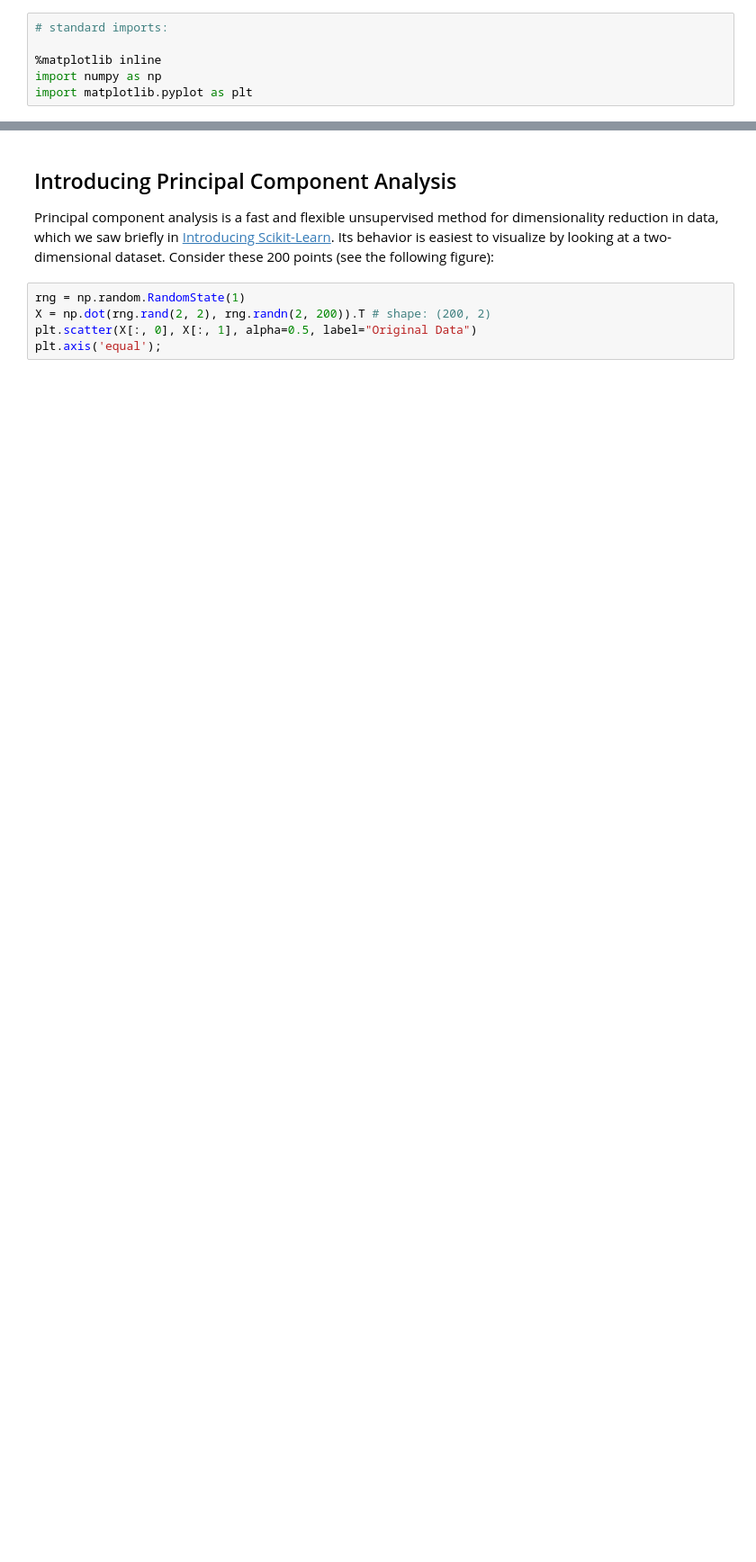
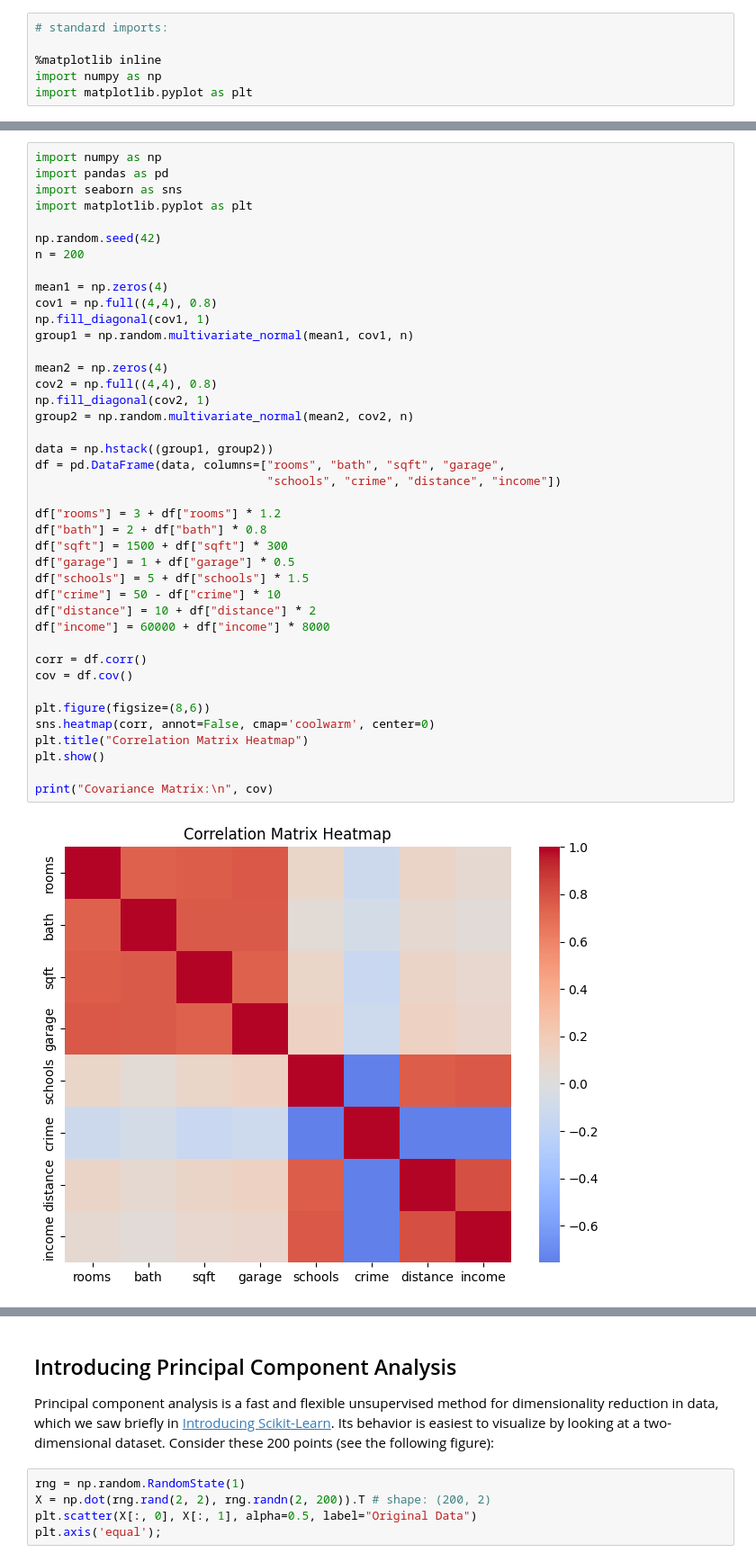
Before and after one commit to rishabh-mondal/Machine-Learing-Lernings, a Jupyter notebook: pca_2.ipynb, the cells around one changed output, grey strips where cells are left out. Shown at 90% size. Cells and saved outputs as stored; diff of their text form; blank space fills up the shorter version.

```diff
--- a/pca_2.ipynb
+++ b/pca_2.ipynb
@@ -20,0 +277,43 @@ import matplotlib.pyplot as plt
+# %%
+import numpy as np
+import pandas as pd
+import seaborn as sns
+import matplotlib.pyplot as plt
+
+np.random.seed(42)
+n = 200
+
+mean1 = np.zeros(4)
+cov1 = np.full((4,4), 0.8)
+np.fill_diagonal(cov1, 1)
+group1 = np.random.multivariate_normal(mean1, cov1, n)
+
+mean2 = np.zeros(4)
+cov2 = np.full((4,4), 0.8)
+np.fill_diagonal(cov2, 1)
+group2 = np.random.multivariate_normal(mean2, cov2, n)
+
+data = np.hstack((group1, group2))
+df = pd.DataFrame(data, columns=["rooms", "bath", "sqft", "garage",
+                                 "schools", "crime", "distance", "income"])
+
+df["rooms"] = 3 + df["rooms"] * 1.2
+df["bath"] = 2 + df["bath"] * 0.8
+df["sqft"] = 1500 + df["sqft"] * 300
+df["garage"] = 1 + df["garage"] * 0.5
+df["schools"] = 5 + df["schools"] * 1.5
+df["crime"] = 50 - df["crime"] * 10
+df["distance"] = 10 + df["distance"] * 2
+df["income"] = 60000 + df["income"] * 8000
+
+corr = df.corr()
+cov = df.cov()
+
+plt.figure(figsize=(8,6))
+sns.heatmap(corr, annot=False, cmap='coolwarm', center=0)
+plt.title("Correlation Matrix Heatmap")
+plt.show()
+
+print("Covariance Matrix:\n", cov)
+# %% [output]
+[figure, added]
```
Also changed, not shown: parts of 10 cells of this notebook.
